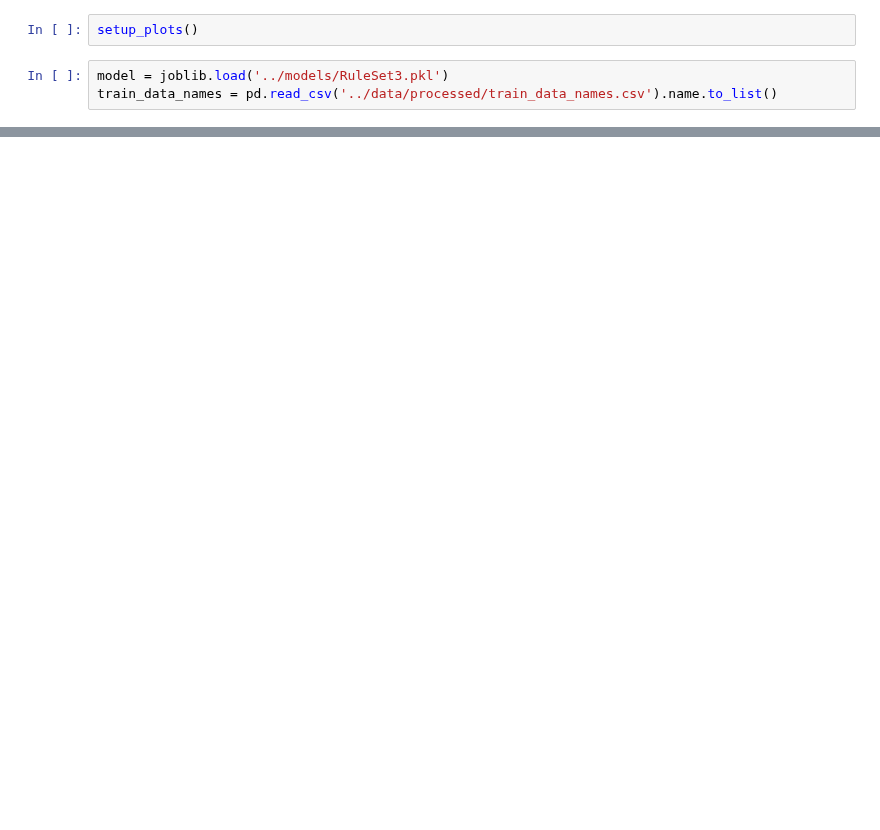
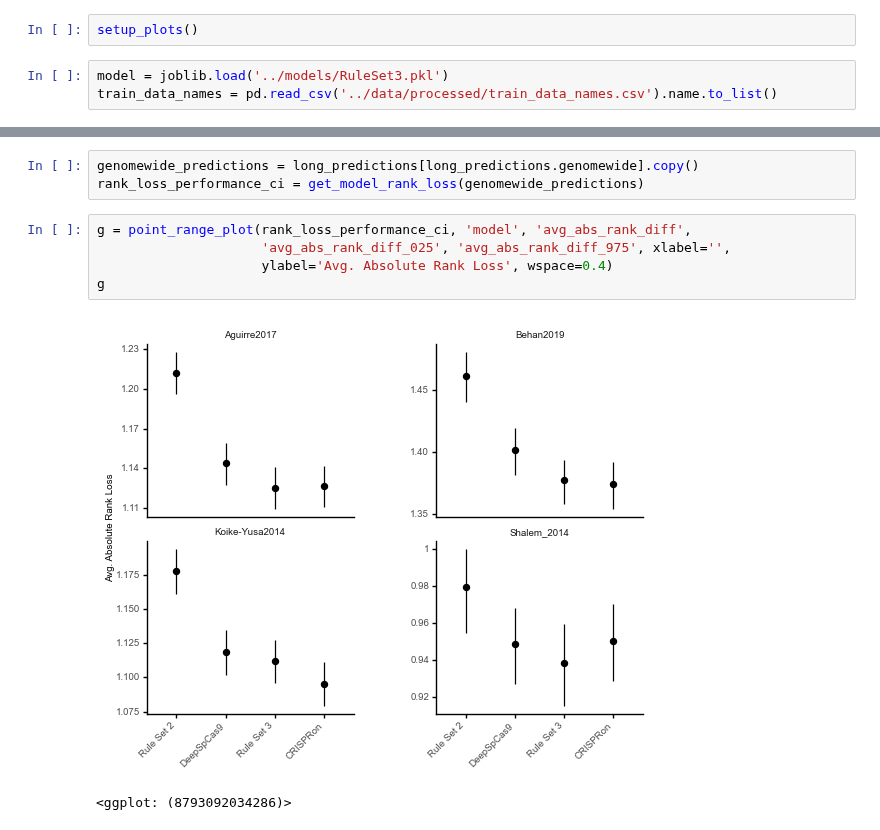
Before and after one commit to gpp-rnd/rs_dev, a Jupyter notebook: code/07_test_seq_model.ipynb, the cells around one changed output, grey strips where cells are left out. Saved outputs shown, nothing was run; the diff lists cells and outputs as text; blank space fills up the shorter version.

```diff
--- a/code/07_test_seq_model.ipynb
+++ b/code/07_test_seq_model.ipynb
@@ -126,0 +130,11 @@ point_range_plot(predictive_performance_ci, 'model', 'pearson',
+# %%
+genomewide_predictions = long_predictions[long_predictions.genomewide].copy()
+rank_loss_performance_ci = get_model_rank_loss(genomewide_predictions)
+# %%
+g = point_range_plot(rank_loss_performance_ci, 'model', 'avg_abs_rank_diff',
+                     'avg_abs_rank_diff_025', 'avg_abs_rank_diff_975', xlabel='',
+                     ylabel='Avg. Absolute Rank Loss', wspace=0.4)
+g
+# %% [output]
+[figure, added]
+<ggplot: (8793092034286)>
```
Also changed, not shown: parts of 9 cells of this notebook, 5 other files.
